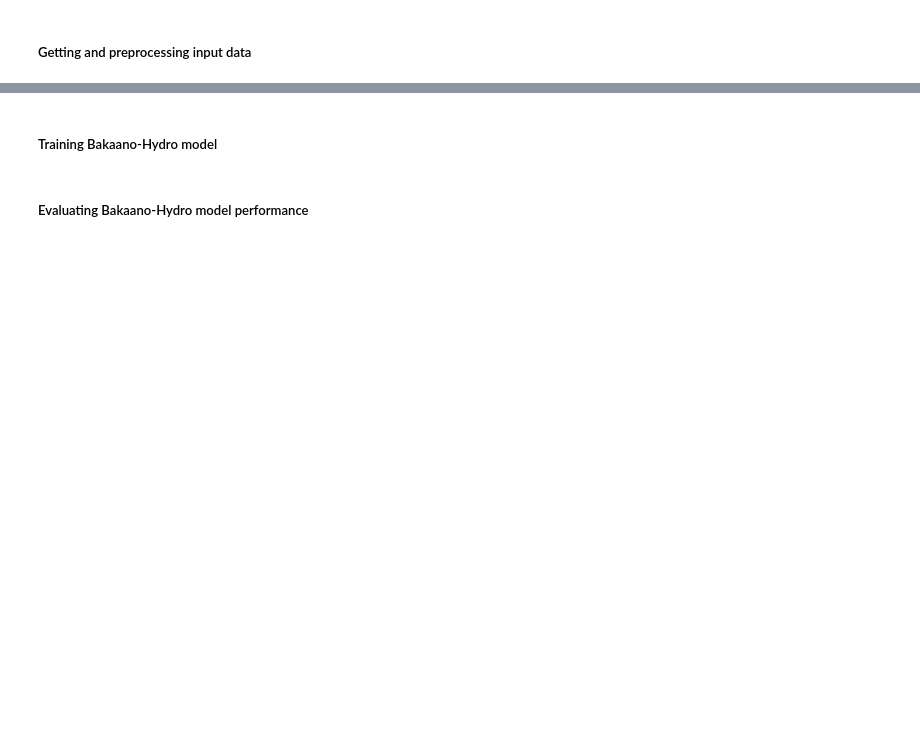
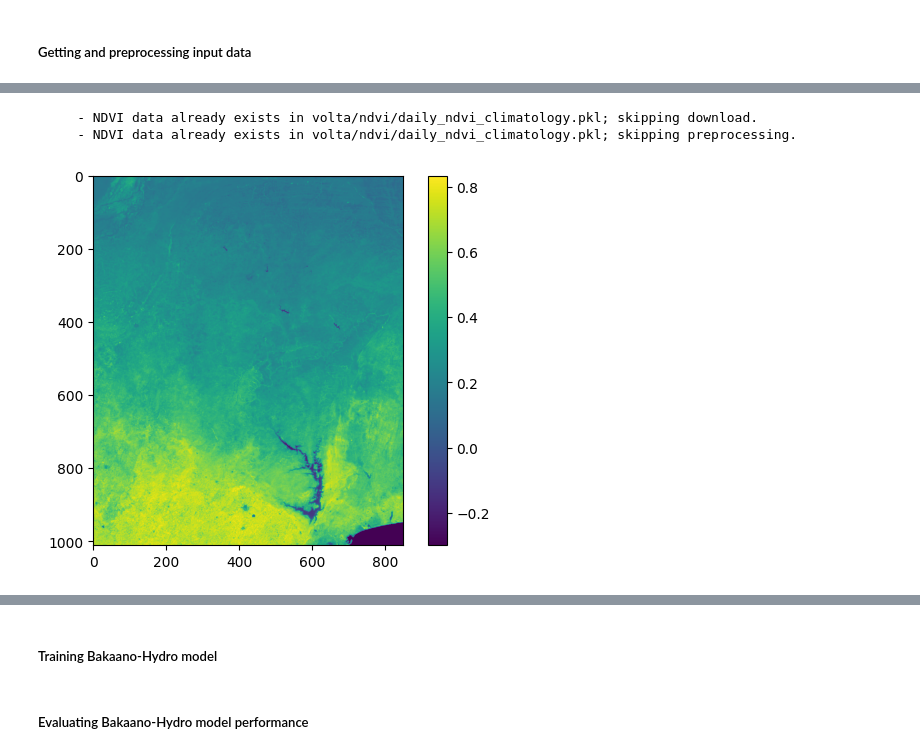
Before and after one commit to confidence-duku/bakaano-hydro, a Jupyter notebook: Bakaano Hydro Tutorials.ipynb, the cells around one changed output, grey strips where cells are left out. Cells and saved outputs as stored; diff of their text form; code cells hidden in the pictures; blank space fills up the shorter version.

```diff
--- a/Bakaano Hydro Tutorials.ipynb
+++ b/Bakaano Hydro Tutorials.ipynb
@@ -16,3 +22,13 @@ vf.download_vcf()
+# %%
+from bakaano.ndvi import NDVI
+nd = NDVI(working_dir, study_area)
+nd.download_ndvi()
+nd.preprocess_ndvi()
+nd.plot_ndvi()
+# %% [output]
+     - NDVI data already exists in volta/ndvi/daily_ndvi_climatology.pkl; skipping download.
+     - NDVI data already exists in volta/ndvi/daily_ndvi_climatology.pkl; skipping preprocessing.
+[figure, added]
 # %%
 # Get elevation data
 
```
Also changed, not shown: parts of 11 cells of this notebook, 6 other files.
